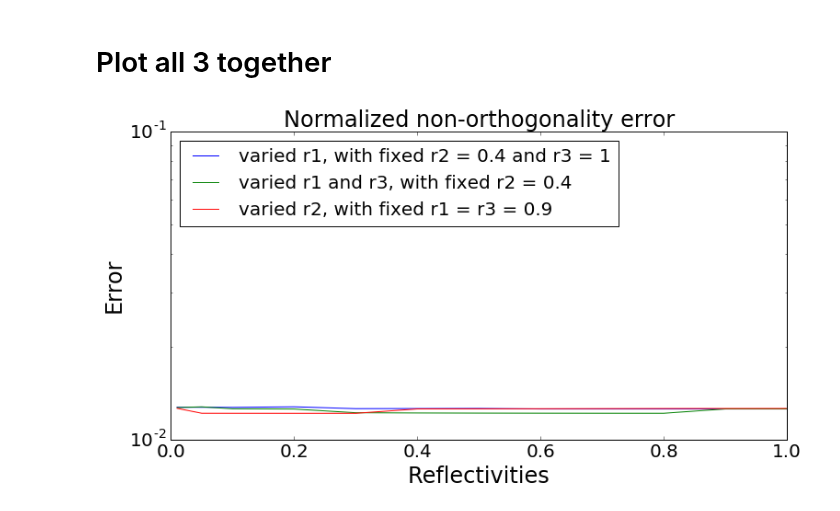
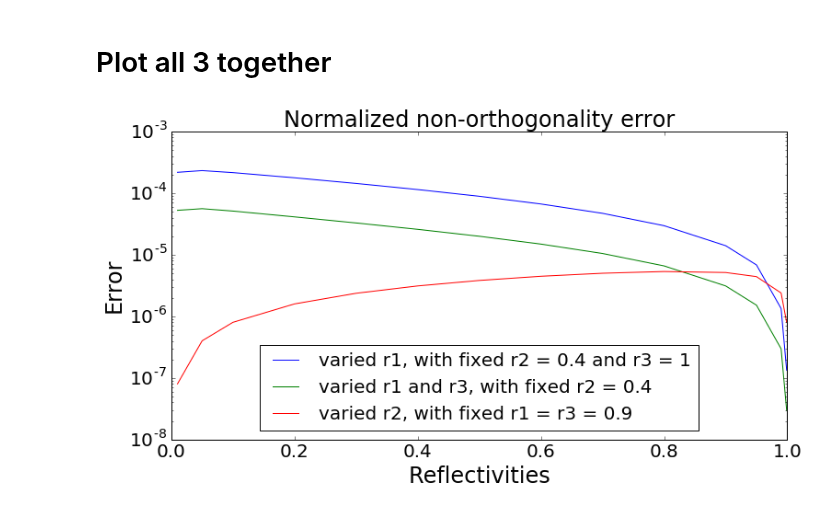
Before and after one commit to tabakg/potapov_interpolation, a Jupyter notebook: Bi-orthogonality testing.ipynb, the cells around one changed output. Cells and saved outputs as stored; diff of their text form; code cells hidden in the pictures.

Commit message:
continuted work on phase_matching.py. Also fixed error in Bi-orthogonality testing

```diff
--- a/Bi-orthogonality testing.ipynb
+++ b/Bi-orthogonality testing.ipynb
@@ -179,8 +190,7 @@ for r in rs:
-# %%
-err0 = {}
-for r in rs:
-    dim = Ms0[r].shape[-1]
-    err0[r] =  np.sqrt(sum( (Ms0[r] - np.matrix(np.eye(dim)))**2 )).real/(dim*(dim-1))
+# %%
+err0 = {}
+for r in rs:
+    err0[r] =  off_diagonal_error(Ms0[r])
 # %%
 plt.figure(figsize = (12,6))
 plt.plot(rs,[err0[r] for r in rs])
@@ -220,8 +230,7 @@ for r in rs:
-# %%
-err2 = {}
-for r in rs:
-    dim = Ms2[r].shape[-1]
-    err2[r] =  np.sqrt(sum( (Ms2[r] - np.matrix(np.eye(dim)))**2 )).real/(dim*(dim-1))
+# %%
+err2 = {}
+for r in rs:
+    err2[r] =  off_diagonal_error(Ms2[r])
 # %%
 plt.figure(figsize = (12,6))
 plt.plot(rs,[err2[r] for r in rs])
@@ -239,16 +248,16 @@ plt.savefig('orth_err.pdf')
 # %%
 plt.figure(figsize = (12,6))
 plt.plot(rs,[err0[r] for r in rs],label='varied r1, with fixed r2 = 0.4 and r3 = 1')
 plt.plot(rs,[err[r] for r in rs],label='varied r1 and r3, with fixed r2 = 0.4')
 plt.plot(rs,[err2[r] for r in rs],label='varied r2, with fixed r1 = r3 = 0.9')
 
 plt.yscale('log')
 plt.xlabel('Reflectivities',{'fontsize': 24})
 plt.title('Normalized non-orthogonality error',{'fontsize': 24})
 plt.ylabel('Error',{'fontsize': 24})
 plt.yticks( size=20)
 plt.xticks( size=20)
-plt.legend(loc='upper left',fontsize=20)
+plt.legend(loc='lower center',fontsize=20)
 plt.savefig('orth_err.pdf')
 # %% [output]
-[figure, old version]
+[figure, new version]
```
Also changed, not shown: parts of 13 cells of this notebook, 3 other files.
